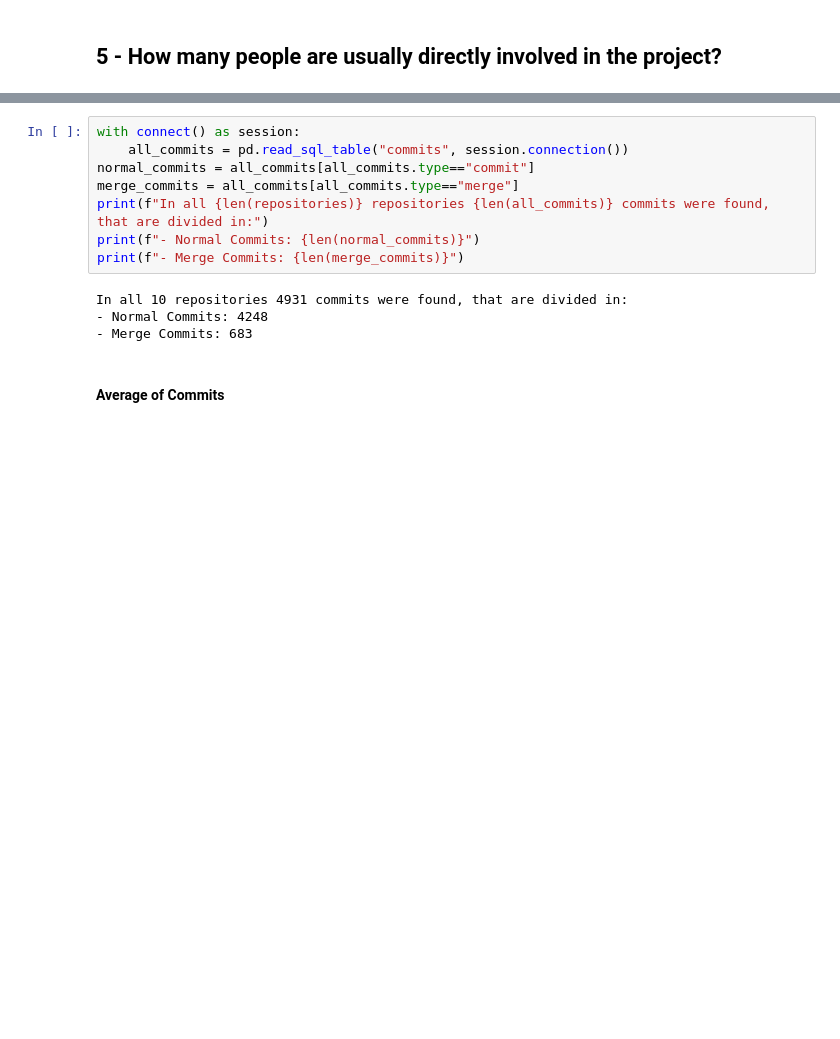
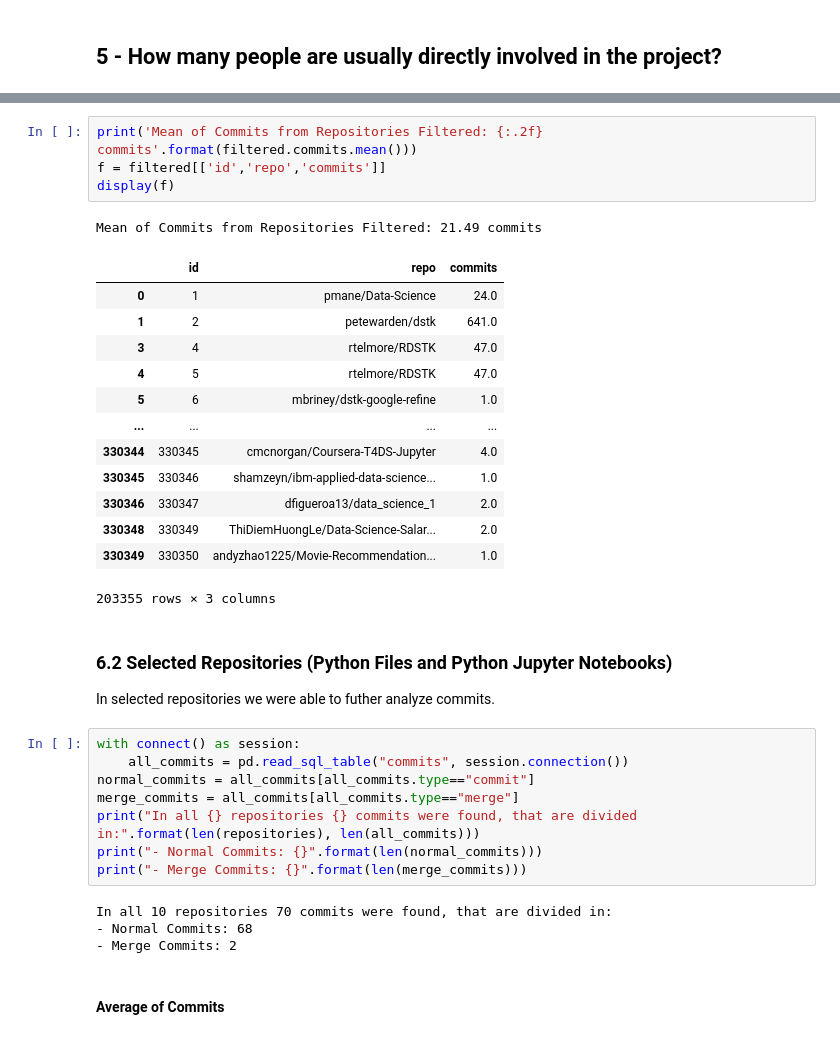
Before and after one commit to dew-uff/dsmining, a Jupyter notebook: src/analyzes/a4_repositories_and_git.ipynb, the cells around one changed output, grey strips where cells are left out. Saved outputs shown, nothing was run; the diff lists cells and outputs as text; blank space fills up the shorter version.

```diff
--- a/src/analyzes/a4_repositories_and_git.ipynb
+++ b/src/analyzes/a4_repositories_and_git.ipynb
@@ -39,15 +48,37 @@ In this section we will investigate commits and how they behave. Merges were exc
+# %%
+print('Mean of Commits from Repositories Filtered: {:.2f} commits'.format(filtered.commits.mean()))
+f = filtered[['id','repo','commits']]
+display(f)
+# %% [output]
+Mean of Commits from Repositories Filtered: 21.49 commits
+|  | id | repo | commits |
+| 0 | 1 | pmane/Data-Science | 24.0 |
+| 1 | 2 | petewarden/dstk | 641.0 |
+| 3 | 4 | rtelmore/RDSTK | 47.0 |
+| 4 | 5 | rtelmore/RDSTK | 47.0 |
+| 5 | 6 | mbriney/dstk-google-refine | 1.0 |
+| ... | ... | ... | ... |
+| 330344 | 330345 | cmcnorgan/Coursera-T4DS-Jupyter | 4.0 |
+| 330345 | 330346 | shamzeyn/ibm-applied-data-science... | 1.0 |
+| 330346 | 330347 | dfigueroa13/data_science_1 | 2.0 |
+| 330348 | 330349 | ThiDiemHuongLe/Data-Science-Salar... | 2.0 |
+| 330349 | 330350 | andyzhao1225/Movie-Recommendation... | 1.0 |
+203355 rows × 3 columns
+# %% [markdown]
+### 6.2 Selected Repositories (Python Files and Python Jupyter Notebooks)
+In selected repositories we were able to futher analyze commits.
 # %%
 with connect() as session:
     all_commits = pd.read_sql_table("commits", session.connection())
 normal_commits = all_commits[all_commits.type=="commit"]
 merge_commits = all_commits[all_commits.type=="merge"]
-print(f"In all {len(repositories)} repositories {len(all_commits)} commits were found, that are divided in:")
-print(f"- Normal Commits: {len(normal_commits)}")
-print(f"- Merge Commits: {len(merge_commits)}")
+print("In all {} repositories {} commits were found, that are divided in:".format(len(repositories), len(all_commits)))
+print("- Normal Commits: {}".format(len(normal_commits)))
+print("- Merge Commits: {}".format(len(merge_commits)))
 # %% [output]
-In all 10 repositories 4931 commits were found, that are divided in:
-- Normal Commits: 4248
-- Merge Commits: 683
+In all 10 repositories 70 commits were found, that are divided in:
+- Normal Commits: 68
+- Merge Commits: 2
 # %% [markdown]
 #### Average of Commits
 # %%
```
Also changed, not shown: parts of 23 cells of this notebook, 5 other files.
